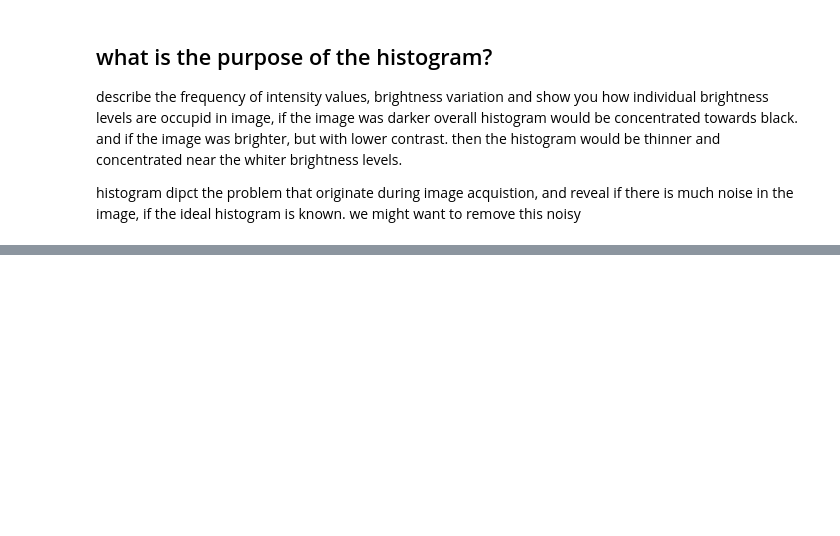
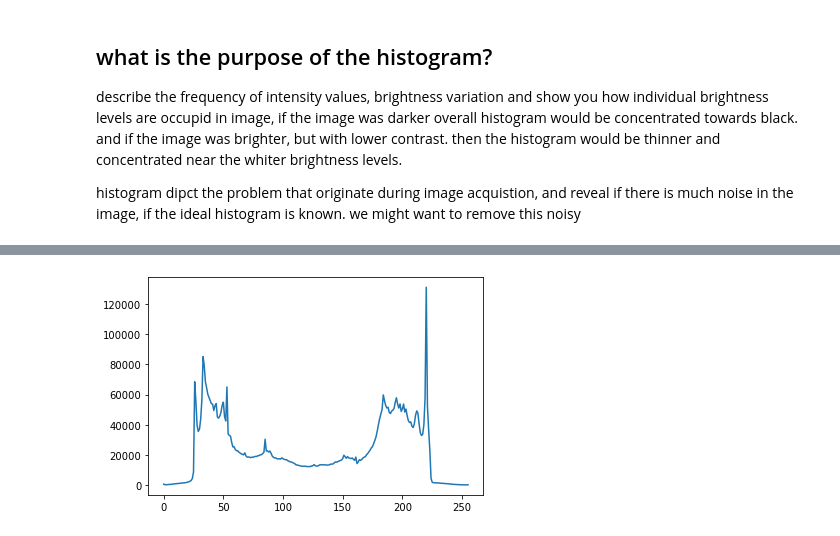
Before and after one commit to Mohamed-3ql/Image-processing-and-Feature-Engineering-For-Computer-Vision-Using-Python, a Jupyter notebook: image_processing/labs/l1_histogram.ipynb, the cells around one changed output, grey strips where cells are left out. Cells and saved outputs as stored; diff of their text form; code cells hidden in the pictures; blank space fills up the shorter version.

```diff
--- a/image_processing/labs/l1_histogram.ipynb
+++ b/image_processing/labs/l1_histogram.ipynb
@@ -28,0 +115,7 @@
+# %%
+# histogram calculation with 'numpy.histogram()' function (method-2).
+hist_np,_= np.histogram(gray_img.flatten(),256,[0,256])
+plt.plot(hist_np)
+plt.show()
+# %% [output]
+[figure, added]
```
Also changed, not shown: parts of 35 cells of this notebook, 53 other files.
